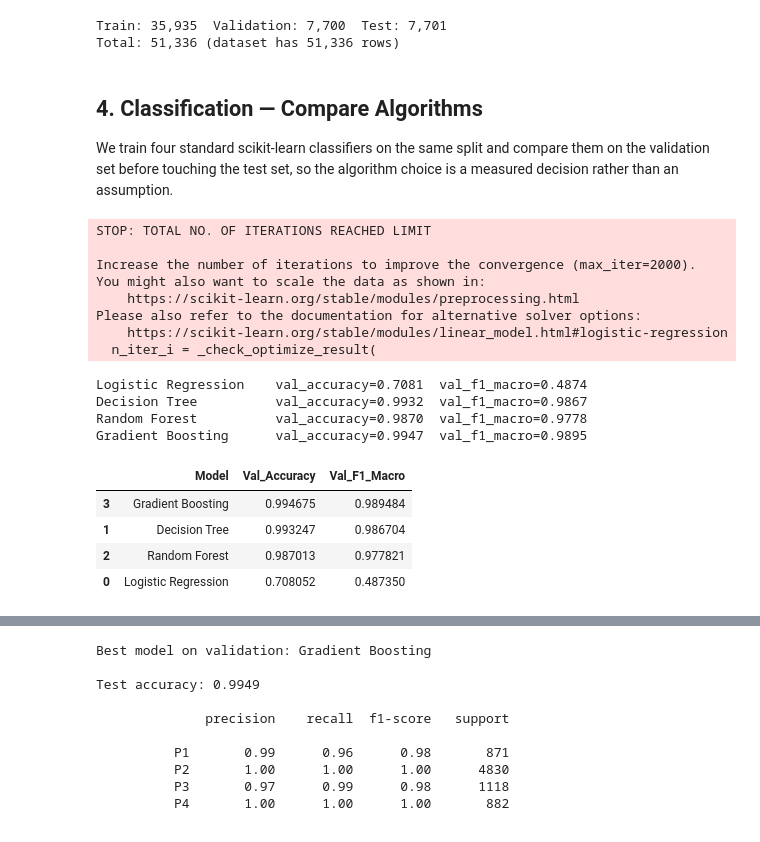
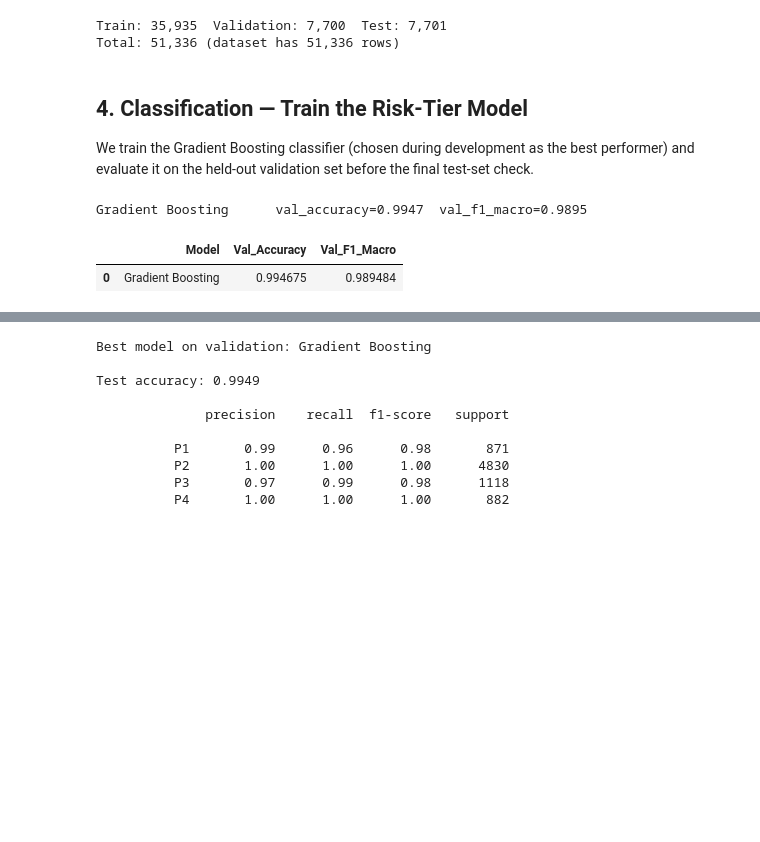
Before and after one commit to AtharvDhiman/FinRisk-Credit-Risk-and-Loan-Recommendation, a Jupyter notebook: notebooks/03_Model_Training_Evaluation.ipynb, the cells around one changed output, grey strips where cells are left out. Drawn from its saved outputs; the diff is of its cells as text; code cells hidden in the pictures; blank space fills up the shorter version.

```diff
--- a/notebooks/03_Model_Training_Evaluation.ipynb
+++ b/notebooks/03_Model_Training_Evaluation.ipynb
@@ -75,47 +73,30 @@ print(f"Total: {len(X_train) + len(X_val) + len(X_test):,} (dataset has {len(df)
 Train: 35,935  Validation: 7,700  Test: 7,701
 Total: 51,336 (dataset has 51,336 rows)
 # %% [markdown]
-## 4. Classification — Compare Algorithms
+## 4. Classification — Train the Risk-Tier Model
 
-We train four standard scikit-learn classifiers on the same split and compare them on the validation set before touching the test set, so the algorithm choice is a measured decision rather than an assumption.
+We train the Gradient Boosting classifier (chosen during development as the best performer) and evaluate it on the held-out validation set before the final test-set check.
 # %%
-# I don't just assume one model is best -- I train FOUR different algorithms on the
-# same data and compare them fairly, then pick the winner. This is good practice.
+# The risk-tier model. Gradient Boosting was the best performer in development, so it
+# is the single classifier the project trains and ships.
 classifiers = {
-    "Logistic Regression": LogisticRegression(max_iter=2000),
-    "Decision Tree": DecisionTreeClassifier(max_depth=12, random_state=42),
-    "Random Forest": RandomForestClassifier(n_estimators=200, max_depth=12, random_state=42, n_jobs=-1),
     "Gradient Boosting": GradientBoostingClassifier(n_estimators=100, max_depth=3, random_state=42),
 }
 
 clf_results = []
 fitted_classifiers = {}
 for name, clf in classifiers.items():
     clf.fit(X_train, y_train)              # train on the training set
     val_pred = clf.predict(X_val)          # predict on the validation set
     acc = accuracy_score(y_val, val_pred)  # how often it was right
     f1 = f1_score(y_val, val_pred, average='macro')   # balanced score across all 4 tiers
     clf_results.append({"Model": name, "Val_Accuracy": acc, "Val_F1_Macro": f1})
     fitted_classifiers[name] = clf
     print(f"{name:22s} val_accuracy={acc:.4f}  val_f1_macro={f1:.4f}")
 
 clf_results_df = pd.DataFrame(clf_results).sort_values('Val_Accuracy', ascending=False)
 clf_results_df
 # %% [output]
-STOP: TOTAL NO. OF ITERATIONS REACHED LIMIT
-
-Increase the number of iterations to improve the convergence (max_iter=2000).
-You might also want to scale the data as shown in:
-    https://scikit-learn.org/stable/modules/preprocessing.html
-Please also refer to the documentation for alternative solver options:
-    https://scikit-learn.org/stable/modules/linear_model.html#logistic-regression
-  n_iter_i = _check_optimize_result(
+Gradient Boosting      val_accuracy=0.9947  val_f1_macro=0.9895
-Logistic Regression    val_accuracy=0.7081  val_f1_macro=0.4874
-Decision Tree          val_accuracy=0.9932  val_f1_macro=0.9867
-Random Forest          val_accuracy=0.9870  val_f1_macro=0.9778
-Gradient Boosting      val_accuracy=0.9947  val_f1_macro=0.9895
 |  | Model | Val_Accuracy | Val_F1_Macro |
-| 3 | Gradient Boosting | 0.994675 | 0.989484 |
-| 1 | Decision Tree | 0.993247 | 0.986704 |
-| 2 | Random Forest | 0.987013 | 0.977821 |
-| 0 | Logistic Regression | 0.708052 | 0.487350 |
+| 0 | Gradient Boosting | 0.994675 | 0.989484 |
```
Also changed, not shown: parts of 6 cells of this notebook, 5 other files.
